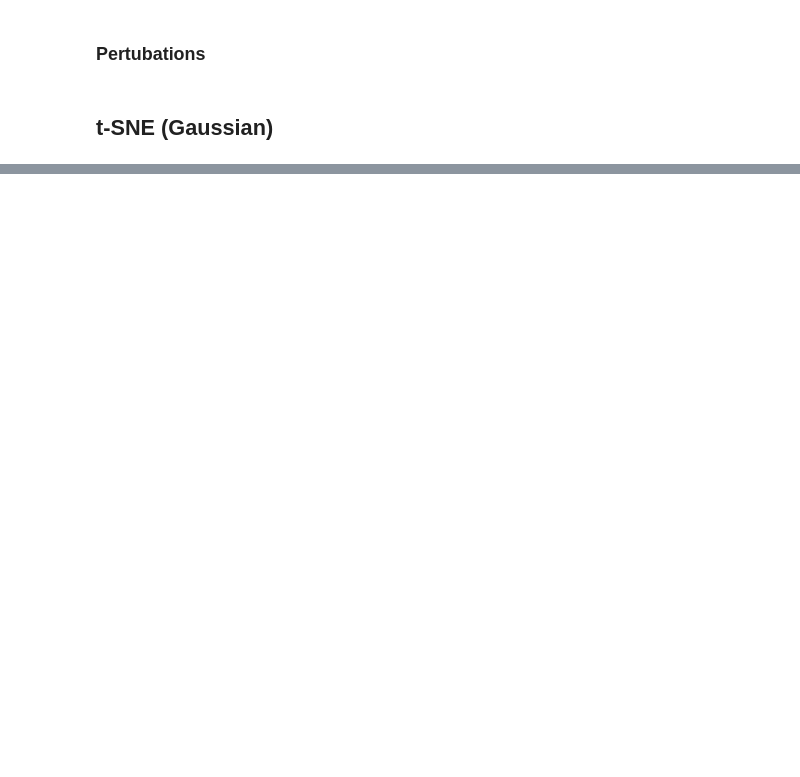
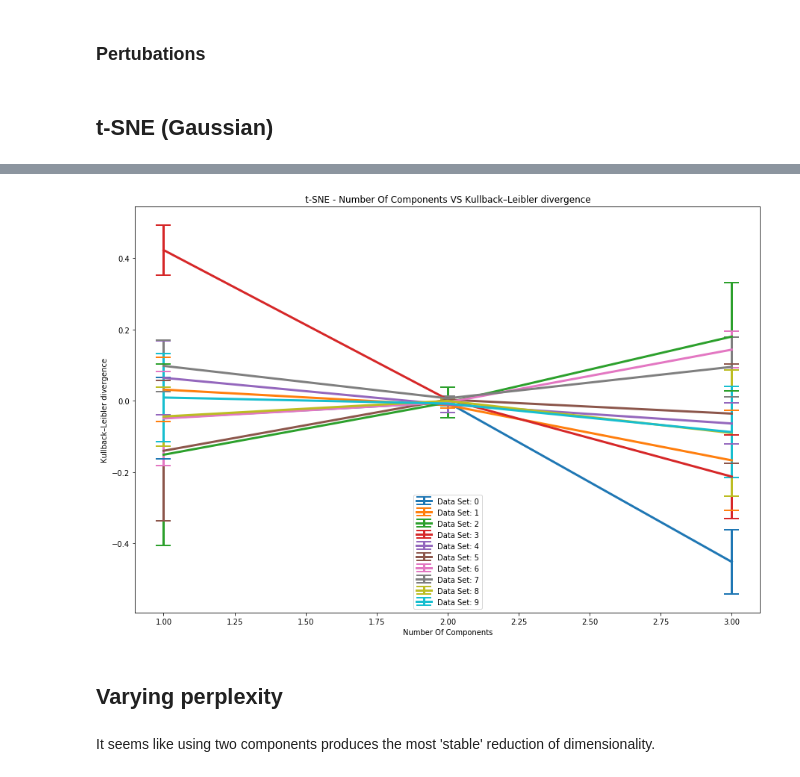
Before and after one commit to ylmzkaan/MVE440-HW4, a Jupyter notebook: src/SebastianN.ipynb, the cells around one changed output, grey strips where cells are left out. Cells and saved outputs as stored; diff of their text form; code cells hidden in the pictures; blank space fills up the shorter version.

```diff
--- a/src/SebastianN.ipynb
+++ b/src/SebastianN.ipynb
@@ -149,0 +150,19 @@ plt.show()
+# %%
+plt.figure(figsize=(15, 10))
+for i in range(nr_datasets):
+    plt.errorbar(range(1, nr_components+1), mean_kl_scaling_diff[:,i], yerr=std_kl_scaling_diff[:,i],
+                capthick=2, capsize=10, linewidth=3, label="Data Set: {}".format(i))
+
+
+plt.title("t-SNE - Number Of Components VS Kullback–Leibler divergence")
+plt.xlabel("Number Of Components")
+plt.ylabel("Kullback–Leibler divergence")
+plt.legend()
+
+plt.show()
+# %% [output]
+[figure, added]
+# %% [markdown]
+## Varying perplexity
+# %% [markdown]
+It seems like using two components produces the most 'stable' reduction of dimensionality.
```
Also changed, not shown: parts of 5 cells of this notebook.
